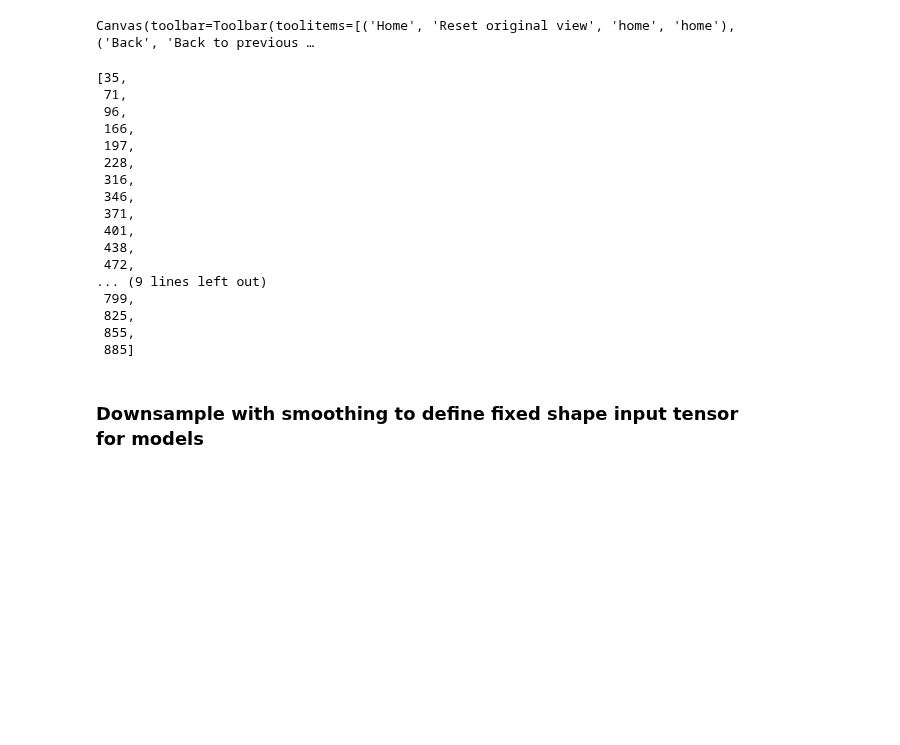
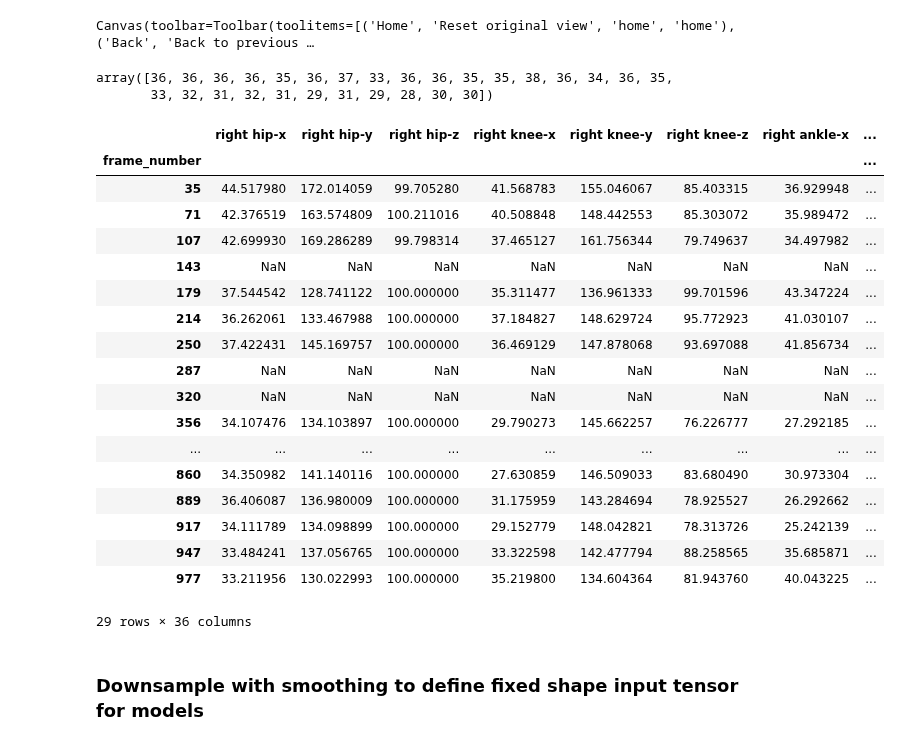
Before and after one commit to kaurrachneet6/Vision-Based-Gait-Analysis-Framework-for-Predicting-Multiple-Sclerosis, a Jupyter notebook: Data Preparation/IdentifyHSR.ipynb, the cells around one changed output. Cells and saved outputs as stored; diff of their text form; code cells hidden in the pictures; blank space fills up the shorter version.

```diff
--- a/Data Preparation/IdentifyHSR.ipynb
+++ b/Data Preparation/IdentifyHSR.ipynb
@@ -89,6 +89,7 @@ for cohort in cohorts[1:2]:
             temp = temp.astype({'frame_number': 'int'})
             temp.set_index('frame_number', inplace = True)
             display(temp)
+            trueHSR_list = [int(a) for a in trueHSR.split(',')]
 # %% [output]
 35, 71, 107, 143, 179, 214, 250, 287, 320, 356, 392, 427, 462, 500, 536, 570, 606, 641, 674, 706, 737, 769, 800, 829, 860, 889, 917, 947, 977
 |  | right hip-x | right hip-y | right hip-z | right knee-x | right knee-y | right knee-z | right ankle-x | ... |
@@ -154,26 +194,33 @@ plt.show()
 # %% [output]
 Canvas(toolbar=Toolbar(toolitems=[('Home', 'Reset original view', 'home', 'home'), ('Back', 'Back to previous …
 Canvas(toolbar=Toolbar(toolitems=[('Home', 'Reset original view', 'home', 'home'), ('Back', 'Back to previous …
-# %%
-[i for i, val in enumerate(temp.index) if val in trueHSR_list]
-# %% [output]
-[35,
- 71,
- 96,
- 166,
- 197,
- 228,
- 316,
- 346,
- 371,
- 401,
- 438,
- 472,
-... (9 lines left out)
- 799,
- 825,
- 855,
- 885]
+# %%
+np.array(trueHSR_list[1:])- np.array(trueHSR_list[:-1])
+# %% [output]
+array([36, 36, 36, 36, 35, 36, 37, 33, 36, 36, 35, 35, 38, 36, 34, 36, 35,
+       33, 32, 31, 32, 31, 29, 31, 29, 28, 30, 30])
+# %%
+temp_missing_frames_included.loc[trueHSR_indices_missing_included]
+# %% [output]
+|  | right hip-x | right hip-y | right hip-z | right knee-x | right knee-y | right knee-z | right ankle-x | ... |
+| frame_number |  |  |  |  |  |  |  | ... |
+| 35 | 44.517980 | 172.014059 | 99.705280 | 41.568783 | 155.046067 | 85.403315 | 36.929948 | ... |
+| 71 | 42.376519 | 163.574809 | 100.211016 | 40.508848 | 148.442553 | 85.303072 | 35.989472 | ... |
+| 107 | 42.699930 | 169.286289 | 99.798314 | 37.465127 | 161.756344 | 79.749637 | 34.497982 | ... |
+| 143 | NaN | NaN | NaN | NaN | NaN | NaN | NaN | ... |
+| 179 | 37.544542 | 128.741122 | 100.000000 | 35.311477 | 136.961333 | 99.701596 | 43.347224 | ... |
+| 214 | 36.262061 | 133.467988 | 100.000000 | 37.184827 | 148.629724 | 95.772923 | 41.030107 | ... |
+| 250 | 37.422431 | 145.169757 | 100.000000 | 36.469129 | 147.878068 | 93.697088 | 41.856734 | ... |
+| 287 | NaN | NaN | NaN | NaN | NaN | NaN | NaN | ... |
+| 320 | NaN | NaN | NaN | NaN | NaN | NaN | NaN | ... |
+| 356 | 34.107476 | 134.103897 | 100.000000 | 29.790273 | 145.662257 | 76.226777 | 27.292185 | ... |
+| ... | ... | ... | ... | ... | ... | ... | ... | ... |
+| 860 | 34.350982 | 141.140116 | 100.000000 | 27.630859 | 146.509033 | 83.680490 | 30.973304 | ... |
+| 889 | 36.406087 | 136.980009 | 100.000000 | 31.175959 | 143.284694 | 78.925527 | 26.292662 | ... |
+| 917 | 34.111789 | 134.098899 | 100.000000 | 29.152779 | 148.042821 | 78.313726 | 25.242139 | ... |
+| 947 | 33.484241 | 137.056765 | 100.000000 | 33.322598 | 142.477794 | 88.258565 | 35.685871 | ... |
+| 977 | 33.211956 | 130.022993 | 100.000000 | 35.219800 | 134.604364 | 81.943760 | 40.043225 | ... |
+29 rows × 36 columns
 # %% [markdown]
 ### Downsample with smoothing to define fixed shape input tensor for models
 # %%
```
Also changed, not shown: parts of 2 cells of this notebook.
